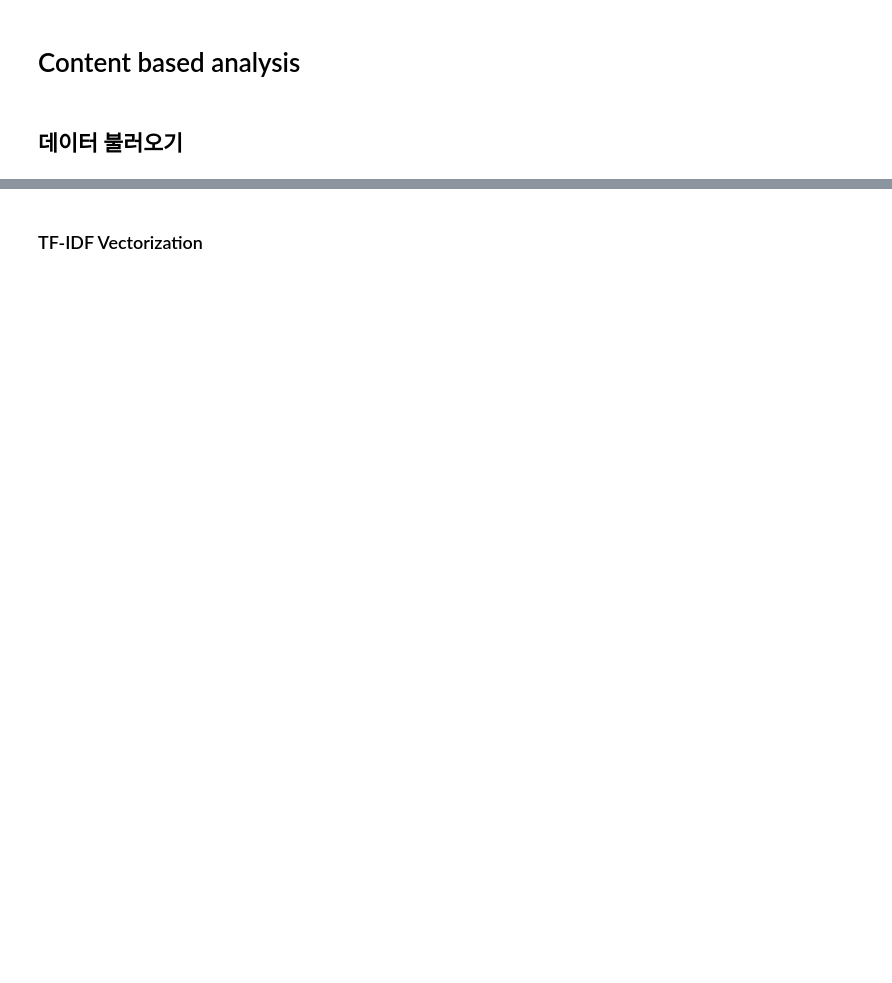
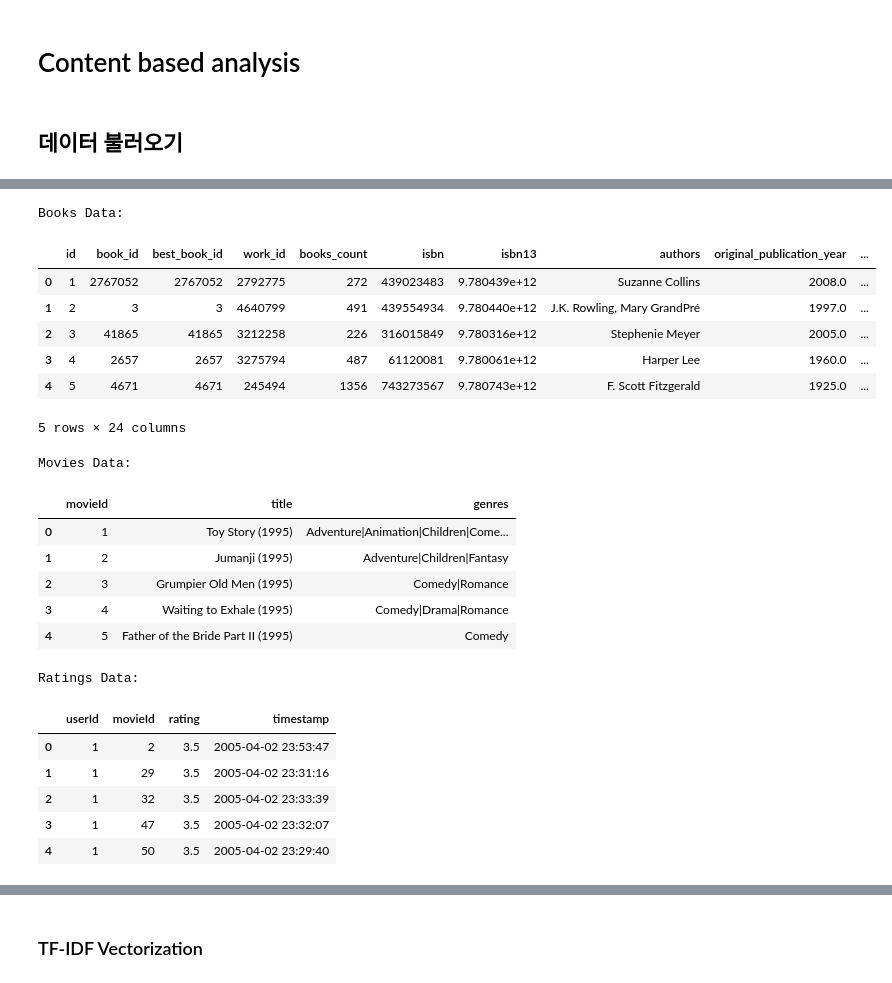
Before and after one commit to cyerinn/2024-2-data_mining-team-project, a Jupyter notebook: content_based_analysis.ipynb, the cells around one changed output, grey strips where cells are left out. Cells and saved outputs as stored; diff of their text form; code cells hidden in the pictures; blank space fills up the shorter version.

```diff
--- a/content_based_analysis.ipynb
+++ b/content_based_analysis.ipynb
@@ -59,0 +31,50 @@ True
+# %%
+# Cell 2: Load datasets
+
+# 현재 작업 디렉토리 설정
+current_dir = os.getcwd()
+
+# 도서 데이터 로드
+books_data_path = os.path.join(current_dir, 'books_with_genres.csv')
+books_data = pd.read_csv(books_data_path)
+
+# 영화 데이터 로드
+movies_data_path = os.path.join(current_dir, "movie.csv")
+movies_data = pd.read_csv(movies_data_path)
+
+# 평점 데이터 로드
+ratings_data_path = os.path.join(current_dir, 'rating.csv')
+ratings = pd.read_csv(ratings_data_path)
+
+# 데이터 확인
+print("Books Data:")
+display(books_data.head())
+
+print("\nMovies Data:")
+display(movies_data.head())
+
+print("\nRatings Data:")
+display(ratings.head())
+# %% [output]
+Books Data:
+|  | id | book_id | best_book_id | work_id | books_count | isbn | isbn13 | authors | original_publication_year | ... |
+| 0 | 1 | 2767052 | 2767052 | 2792775 | 272 | 439023483 | 9.780439e+12 | Suzanne Collins | 2008.0 | ... |
+| 1 | 2 | 3 | 3 | 4640799 | 491 | 439554934 | 9.780440e+12 | J.K. Rowling, Mary GrandPré | 1997.0 | ... |
+| 2 | 3 | 41865 | 41865 | 3212258 | 226 | 316015849 | 9.780316e+12 | Stephenie Meyer | 2005.0 | ... |
+| 3 | 4 | 2657 | 2657 | 3275794 | 487 | 61120081 | 9.780061e+12 | Harper Lee | 1960.0 | ... |
+| 4 | 5 | 4671 | 4671 | 245494 | 1356 | 743273567 | 9.780743e+12 | F. Scott Fitzgerald | 1925.0 | ... |
+5 rows × 24 columns
+Movies Data:
+|  | movieId | title | genres |
+| 0 | 1 | Toy Story (1995) | Adventure|Animation|Children|Come... |
+| 1 | 2 | Jumanji (1995) | Adventure|Children|Fantasy |
+| 2 | 3 | Grumpier Old Men (1995) | Comedy|Romance |
+| 3 | 4 | Waiting to Exhale (1995) | Comedy|Drama|Romance |
+| 4 | 5 | Father of the Bride Part II (1995) | Comedy |
+Ratings Data:
+|  | userId | movieId | rating | timestamp |
+| 0 | 1 | 2 | 3.5 | 2005-04-02 23:53:47 |
+| 1 | 1 | 29 | 3.5 | 2005-04-02 23:31:16 |
+| 2 | 1 | 32 | 3.5 | 2005-04-02 23:33:39 |
+| 3 | 1 | 47 | 3.5 | 2005-04-02 23:32:07 |
+| 4 | 1 | 50 | 3.5 | 2005-04-02 23:29:40 |
```
Also changed, not shown: parts of 21 cells of this notebook.
